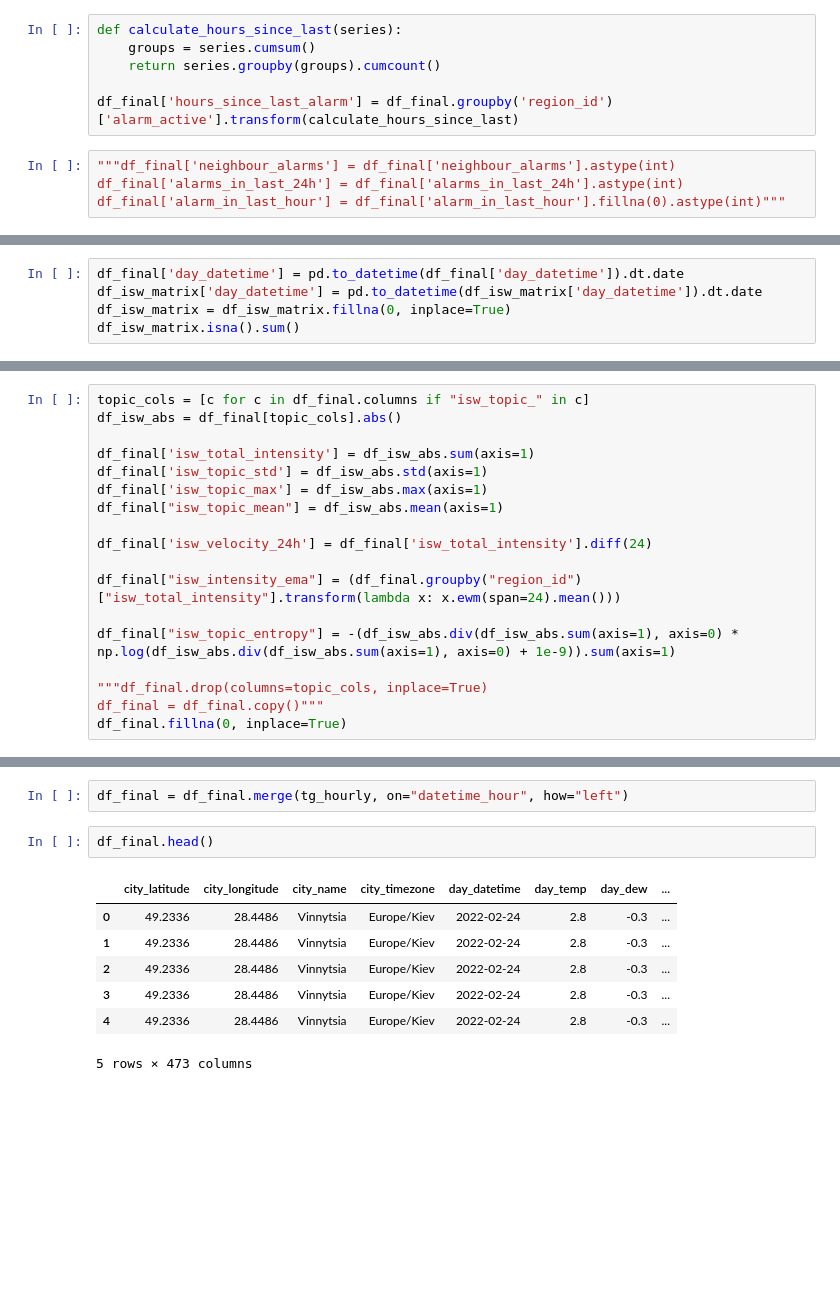
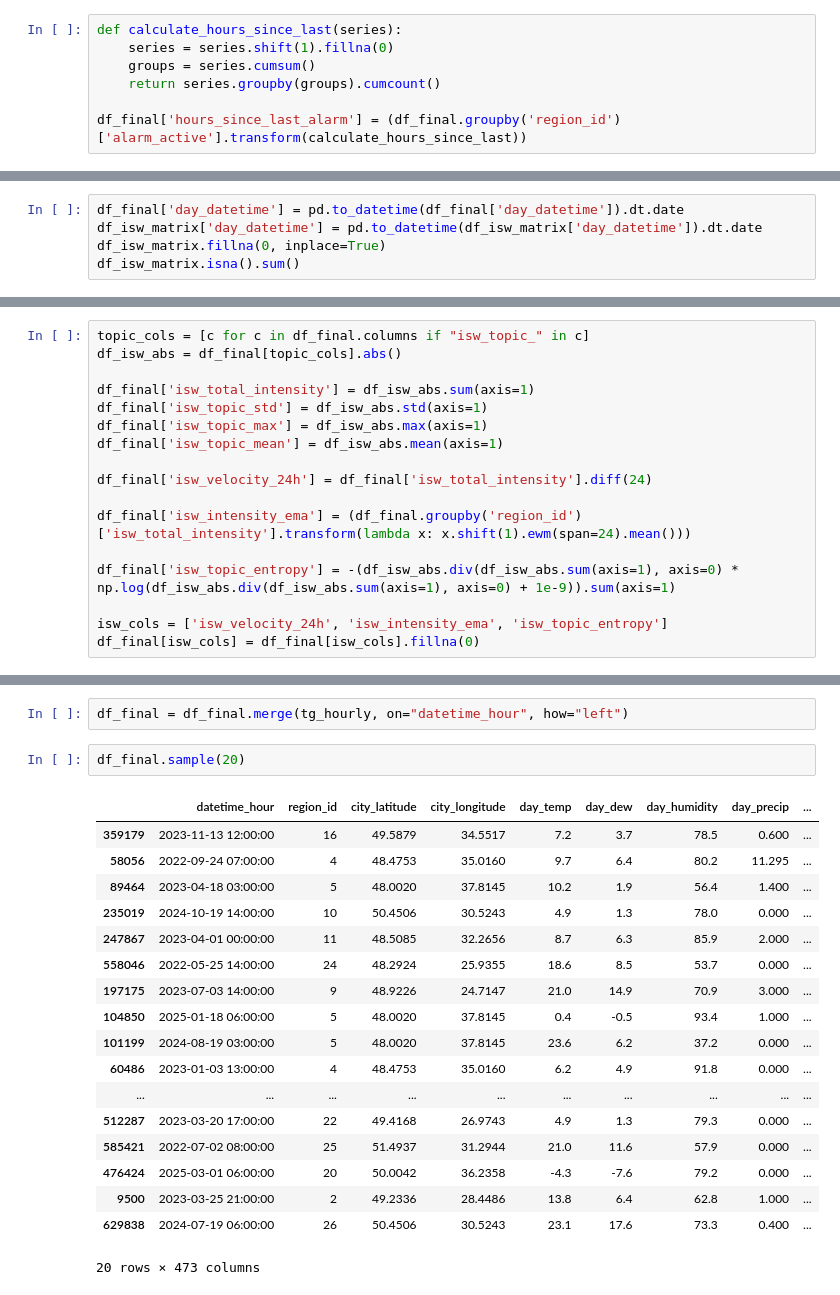
Before and after one commit to khorunzhaviktoriia/war-events-predictor-saas, a Jupyter notebook: forecasting/data_merge_feature_engineering.ipynb, the cells around one changed output, grey strips where cells are left out. Drawn from its saved outputs; the diff is of its cells as text; blank space fills up the shorter version.

```diff
--- a/forecasting/data_merge_feature_engineering.ipynb
+++ b/forecasting/data_merge_feature_engineering.ipynb
@@ -162,10 +177,7 @@ df_final.sample(15)"""
 # %%
 def calculate_hours_since_last(series):
+    series = series.shift(1).fillna(0)
     groups = series.cumsum()
     return series.groupby(groups).cumcount()
 
-df_final['hours_since_last_alarm'] = df_final.groupby('region_id')['alarm_active'].transform(calculate_hours_since_last)
+df_final['hours_since_last_alarm'] = (df_final.groupby('region_id')['alarm_active'].transform(calculate_hours_since_last))
-# %%
-"""df_final['neighbour_alarms'] = df_final['neighbour_alarms'].astype(int)
-df_final['alarms_in_last_24h'] = df_final['alarms_in_last_24h'].astype(int)
-df_final['alarm_in_last_hour'] = df_final['alarm_in_last_hour'].fillna(0).astype(int)"""
@@ -218,7 +223,7 @@ df_isw_matrix = df_isw_matrix.rename(columns={'date': 'day_datetime'})
 # %%
 df_final['day_datetime'] = pd.to_datetime(df_final['day_datetime']).dt.date
 df_isw_matrix['day_datetime'] = pd.to_datetime(df_isw_matrix['day_datetime']).dt.date
-df_isw_matrix = df_isw_matrix.fillna(0, inplace=True)
+df_isw_matrix.fillna(0, inplace=True)
 df_isw_matrix.isna().sum()
 # %% [output]
 day_datetime     0
@@ -305,14 +310,13 @@ df_isw_abs = df_final[topic_cols].abs()
 df_final['isw_total_intensity'] = df_isw_abs.sum(axis=1)
 df_final['isw_topic_std'] = df_isw_abs.std(axis=1)
 df_final['isw_topic_max'] = df_isw_abs.max(axis=1)
-df_final["isw_topic_mean"] = df_isw_abs.mean(axis=1)
+df_final['isw_topic_mean'] = df_isw_abs.mean(axis=1)
 
 df_final['isw_velocity_24h'] = df_final['isw_total_intensity'].diff(24)
 
-df_final["isw_intensity_ema"] = (df_final.groupby("region_id")["isw_total_intensity"].transform(lambda x: x.ewm(span=24).mean()))
+df_final['isw_intensity_ema'] = (df_final.groupby('region_id')['isw_total_intensity'].transform(lambda x: x.shift(1).ewm(span=24).mean()))
 
-df_final["isw_topic_entropy"] = -(df_isw_abs.div(df_isw_abs.sum(axis=1), axis=0) * np.log(df_isw_abs.div(df_isw_abs.sum(axis=1), axis=0) + 1e-9)).sum(axis=1)
+df_final['isw_topic_entropy'] = -(df_isw_abs.div(df_isw_abs.sum(axis=1), axis=0) * np.log(df_isw_abs.div(df_isw_abs.sum(axis=1), axis=0) + 1e-9)).sum(axis=1)
 
-"""df_final.drop(columns=topic_cols, inplace=True)
-df_final = df_final.copy()"""
-df_final.fillna(0, inplace=True)
+isw_cols = ['isw_velocity_24h', 'isw_intensity_ema', 'isw_topic_entropy']
+df_final[isw_cols] = df_final[isw_cols].fillna(0)
@@ -364,15 +369,26 @@ tg_hourly["datetime_hour"] = tg_hourly["datetime_hour"] + pd.Timedelta(hours=1)
 # %%
 df_final = df_final.merge(tg_hourly, on="datetime_hour", how="left")
 # %%
-df_final.head()
+df_final.sample(20)
 # %% [output]
-|  | city_latitude | city_longitude | city_name | city_timezone | day_datetime | day_temp | day_dew | ... |
-| 0 | 49.2336 | 28.4486 | Vinnytsia | Europe/Kiev | 2022-02-24 | 2.8 | -0.3 | ... |
-| 1 | 49.2336 | 28.4486 | Vinnytsia | Europe/Kiev | 2022-02-24 | 2.8 | -0.3 | ... |
-| 2 | 49.2336 | 28.4486 | Vinnytsia | Europe/Kiev | 2022-02-24 | 2.8 | -0.3 | ... |
-| 3 | 49.2336 | 28.4486 | Vinnytsia | Europe/Kiev | 2022-02-24 | 2.8 | -0.3 | ... |
-| 4 | 49.2336 | 28.4486 | Vinnytsia | Europe/Kiev | 2022-02-24 | 2.8 | -0.3 | ... |
+|  | datetime_hour | region_id | city_latitude | city_longitude | day_temp | day_dew | day_humidity | day_precip | ... |
+| 359179 | 2023-11-13 12:00:00 | 16 | 49.5879 | 34.5517 | 7.2 | 3.7 | 78.5 | 0.600 | ... |
+| 58056 | 2022-09-24 07:00:00 | 4 | 48.4753 | 35.0160 | 9.7 | 6.4 | 80.2 | 11.295 | ... |
+| 89464 | 2023-04-18 03:00:00 | 5 | 48.0020 | 37.8145 | 10.2 | 1.9 | 56.4 | 1.400 | ... |
+| 235019 | 2024-10-19 14:00:00 | 10 | 50.4506 | 30.5243 | 4.9 | 1.3 | 78.0 | 0.000 | ... |
+| 247867 | 2023-04-01 00:00:00 | 11 | 48.5085 | 32.2656 | 8.7 | 6.3 | 85.9 | 2.000 | ... |
+| 558046 | 2022-05-25 14:00:00 | 24 | 48.2924 | 25.9355 | 18.6 | 8.5 | 53.7 | 0.000 | ... |
+| 197175 | 2023-07-03 14:00:00 | 9 | 48.9226 | 24.7147 | 21.0 | 14.9 | 70.9 | 3.000 | ... |
+| 104850 | 2025-01-18 06:00:00 | 5 | 48.0020 | 37.8145 | 0.4 | -0.5 | 93.4 | 1.000 | ... |
+| 101199 | 2024-08-19 03:00:00 | 5 | 48.0020 | 37.8145 | 23.6 | 6.2 | 37.2 | 0.000 | ... |
+| 60486 | 2023-01-03 13:00:00 | 4 | 48.4753 | 35.0160 | 6.2 | 4.9 | 91.8 | 0.000 | ... |
+| ... | ... | ... | ... | ... | ... | ... | ... | ... | ... |
+| 512287 | 2023-03-20 17:00:00 | 22 | 49.4168 | 26.9743 | 4.9 | 1.3 | 79.3 | 0.000 | ... |
+| 585421 | 2022-07-02 08:00:00 | 25 | 51.4937 | 31.2944 | 21.0 | 11.6 | 57.9 | 0.000 | ... |
+| 476424 | 2025-03-01 06:00:00 | 20 | 50.0042 | 36.2358 | -4.3 | -7.6 | 79.2 | 0.000 | ... |
+| 9500 | 2023-03-25 21:00:00 | 2 | 49.2336 | 28.4486 | 13.8 | 6.4 | 62.8 | 1.000 | ... |
+| 629838 | 2024-07-19 06:00:00 | 26 | 50.4506 | 30.5243 | 23.1 | 17.6 | 73.3 | 0.400 | ... |
-5 rows × 473 columns
+20 rows × 473 columns
 # %%
 df_final.shape
 # %% [output]
```
Also changed, not shown: parts of 19 cells of this notebook.
